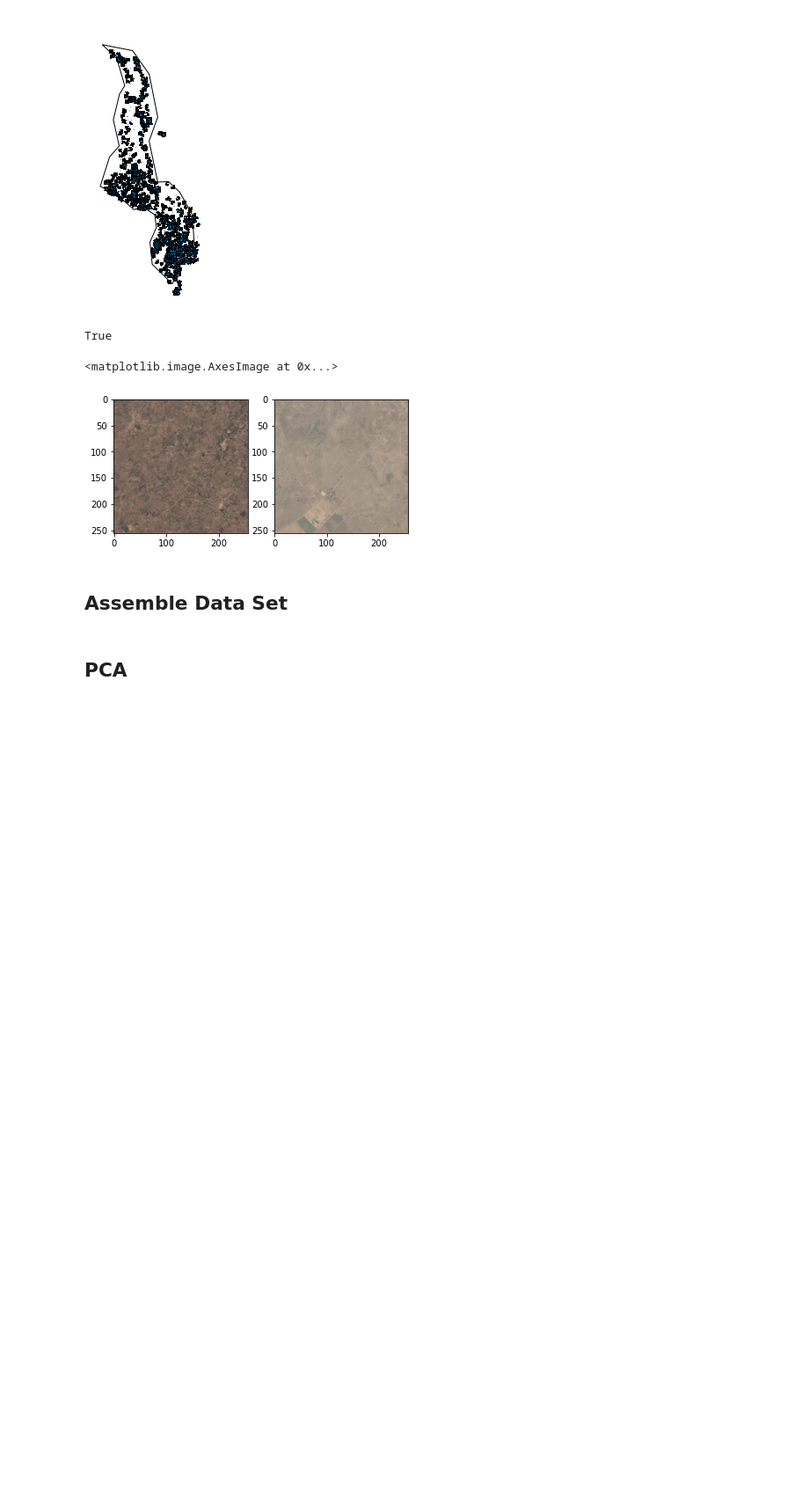
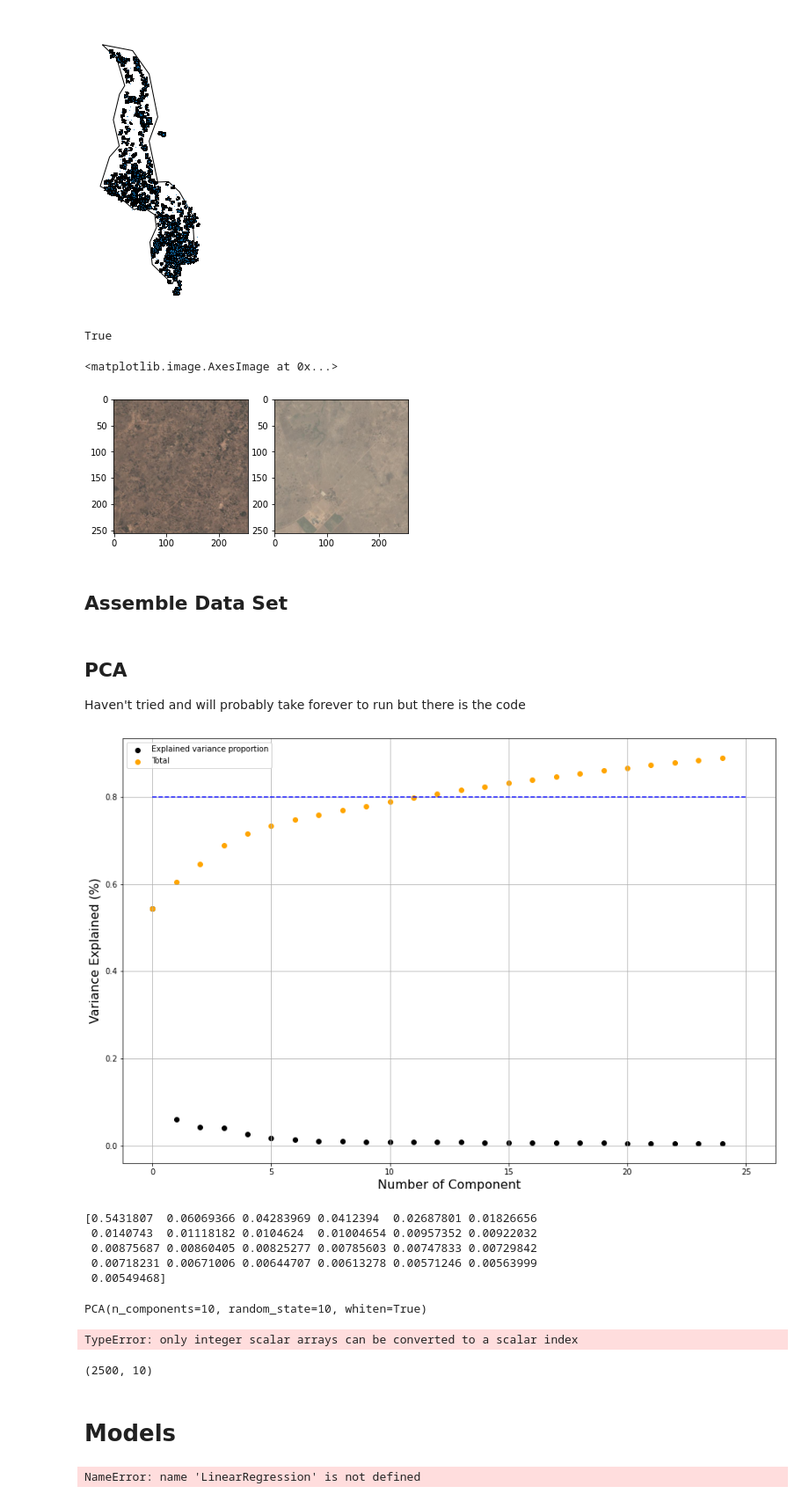
Before and after one commit to ccepelak/ML-SS22, a Jupyter notebook: data_cleaning.ipynb, the cells around one changed output. Shown: that part at 88% size. Cells and saved outputs as stored; diff of their text form; code cells hidden in the pictures; blank space fills up the shorter version.

Commit message:
first model yay

```diff
--- a/data_cleaning.ipynb
+++ b/data_cleaning.ipynb
@@ -230,12 +233,76 @@ for i in range(len(geo_df)):
 # %%
 #split into train and test data set
 X_train, X_test, y_train, y_test = train_test_split(X_full, Y_full, test_size=0.15)
+# %% [markdown]
+## PCA
+
+Haven't tried and will probably take forever to run but there is the code
+# %%
+# Let's find how many components we should use by just applying a PCA with a range of components
+
+#initialize the pca
+pca = PCA(whiten=True, copy=True, random_state= 10)
+#fit it
+pca.fit(X_train[:100])
+
+#get the cumulative
+total = np.cumsum(pca.explained_variance_ratio_)
+# %%
+plt.figure(figsize=(15, 10))
+comp_to_view = 25
+#let's plot it
+plot_xs = list(range(comp_to_view))
+
+
+plt.scatter(plot_xs, pca.explained_variance_ratio_[:comp_to_view], color='black', label='Explained variance proportion')
+plt.scatter(plot_xs, total[:comp_to_view],color='orange', label='Total')
+
+plt.legend(loc=2)
+plt.xlabel('Number of Component', size=16)
+plt.ylabel('Variance Explained (%)', size=16)
+plt.hlines(0.8,xmin=0, xmax=comp_to_view, colors = 'blue', linestyles='--')
+plt.grid('minor')
+plt.show()
+
+print(pca.explained_variance_ratio_[:comp_to_view])
+# %% [output]
+[figure, added]
+[0.5431807  0.06069366 0.04283969 0.0412394  0.02687801 0.01826656
+ 0.0140743  0.01118182 0.0104624  0.01004654 0.00957352 0.00922032
+ 0.00875687 0.00860405 0.00825277 0.00785603 0.00747833 0.00729842
+ 0.00718231 0.00671006 0.00644707 0.00613278 0.00571246 0.00563999
+ 0.00549468]
+# %%
+#initialize the pca
+pca = PCA(n_components = 10, whiten=True, copy=True, random_state= 10)
+
+#fit with random sample of 500 observations
+pca.fit(rd.sample(X_train,500))
+# %% [output]
+PCA(n_components=10, random_state=10, whiten=True)
+# %%
+## batchwise transformation of the
+
+reduced = []
+batchsize = 2500
+#
+for i in range(0, len(X_train), batchsize):
+    reduced_batch = pca.transform(X_train[i:i+batchsize])
+    reduced  = np.concatenate(reduced, reduced_batch)
+# %% [output]
+TypeError: only integer scalar arrays can be converted to a scalar index
+# %%
+X_train_pca = np.asarray(reduced)
+# %% [output]
+(2500, 10)
 # %% [markdown]
-## PCA
+# Models
 # %%
 # linear regression blows up the kernel
 #
 lin_model = LinearRegression()
-lin_model.fit(X_train,y_train)
+lin_model.fit(reduced,y_train)
+# %% [output]
+NameError: name 'LinearRegression' is not defined
 # %%
 lin_model.score
```
Also changed, not shown: parts of 4 cells of this notebook.
